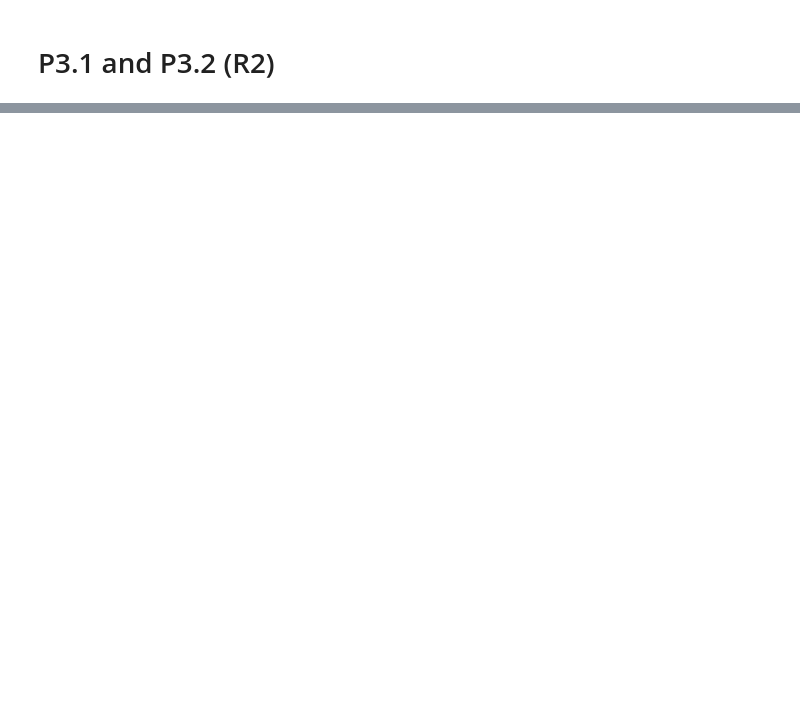
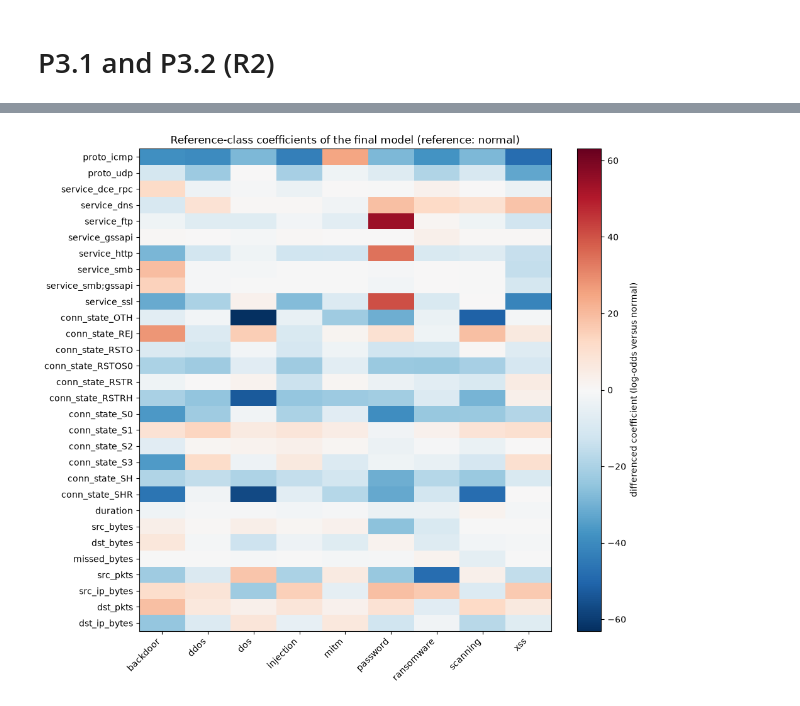
Before and after one commit to lxmfran/Practice_ML, a Jupyter notebook: notebooks/p3_cyber.ipynb, the cells around one changed output, grey strips where cells are left out. Saved outputs shown, nothing was run; the diff lists cells and outputs as text; code cells hidden in the pictures; blank space fills up the shorter version.

Commit message:
notebooks finales corregidos

```diff
--- a/notebooks/p3_cyber.ipynb
+++ b/notebooks/p3_cyber.ipynb
@@ -25,0 +827,19 @@ Primary metric: **macro F1**, on the canonical `cyber_folds.csv` assignment.
+# %%
+# Shape of coef_ in each fold, beside how many training rows had service = gssapi
+lr_coef_table = pd.DataFrame(lr_coef_info).set_index("fold")
+display(lr_coef_table)
+
+# Final model: the same pipeline fitted once on ALL development rows
+# It is only used to read and interpret the coefficients in P3.2
+final_model = make_logreg()
+final_model.fit(X, y_true)
+
+# The logistic regression step of the final model
+final_lr = final_model.named_steps["logreg"]
+
+# Check the class order, as in every fold
+assert list(final_lr.classes_) == CLASS_CODES
+
+print("coef_ shape of the final model:", final_lr.coef_.shape)
+print("intercept_ shape of the final model:", final_lr.intercept_.shape)
+print("number of transformed predictors:", len(final_model.named_steps["prep"].get_feature_names_out()))
@@ -25,0 +1076,23 @@ Primary metric: **macro F1**, on the canonical `cyber_folds.csv` assignment.
+# %%
+# Remove the reference column: it is all zeros and adds nothing to the figure
+plot_table = coef_diff.drop(columns=REFERENCE_NAME)
+
+# Symmetric colour limits, so that 0 is always the white centre of the colour map
+limit = np.abs(plot_table.to_numpy()).max()
+
+fig, ax = plt.subplots(figsize=(10,9))
+# Red = positive coefficient, blue = negative, white = close to zero
+image = ax.imshow(plot_table.to_numpy(), cmap="RdBu_r", vmin=-limit, vmax=limit, aspect="auto")
+
+# Class names on the x axis, predictor names on the y axis
+ax.set_xticks(range(len(plot_table.columns)))
+ax.set_xticklabels(plot_table.columns, rotation=45, ha="right")
+ax.set_yticks(range(len(plot_table.index)))
+ax.set_yticklabels(plot_table.index)
+
+fig.colorbar(image, ax=ax, label="differenced coefficient (log-odds versus " + REFERENCE_NAME + ")")
+ax.set_title("Reference-class coefficients of the final model (reference: " + REFERENCE_NAME + ")")
+fig.tight_layout()
+plt.show()
+# %% [output]
+[figure, added]
```
Also changed, not shown: parts of 71 cells of this notebook, 4 other files.
